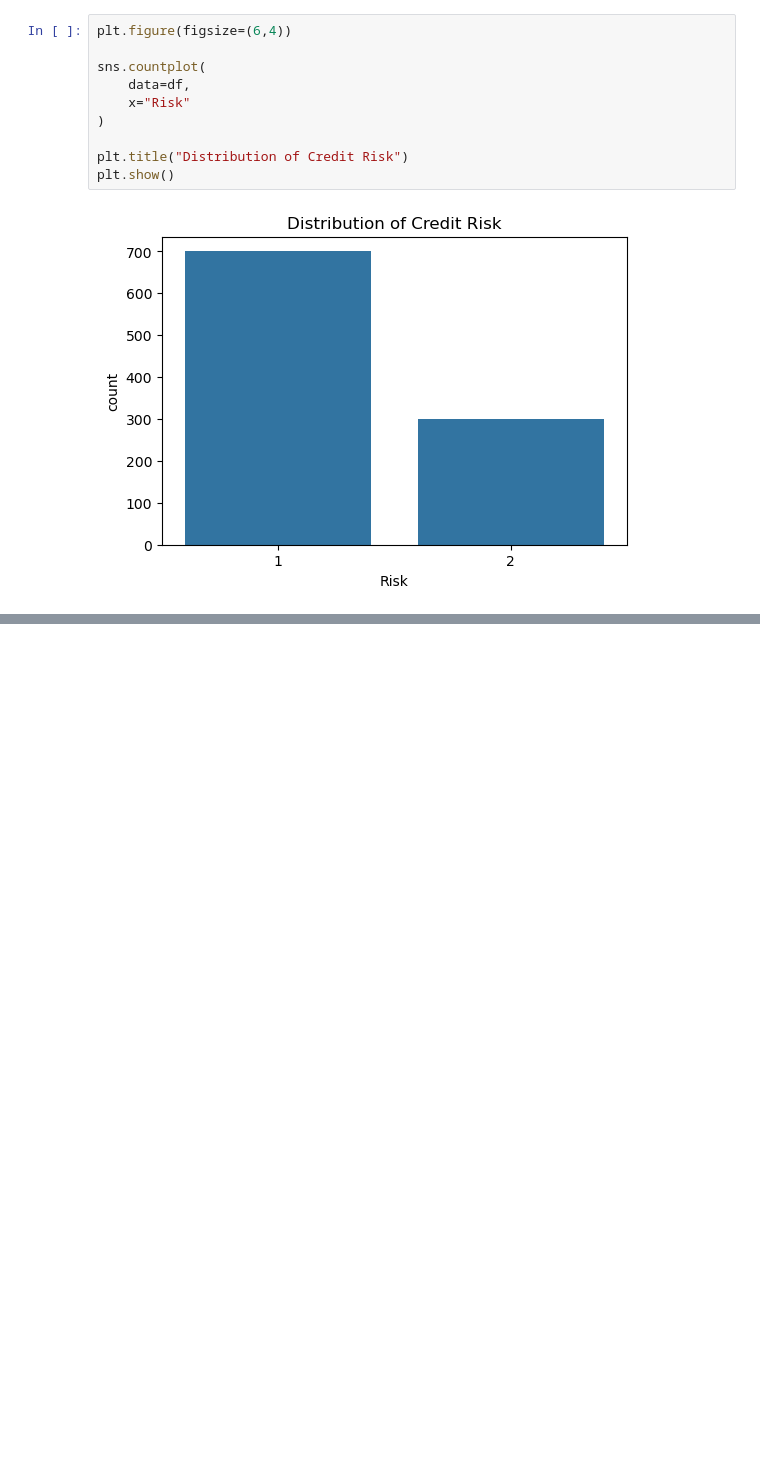
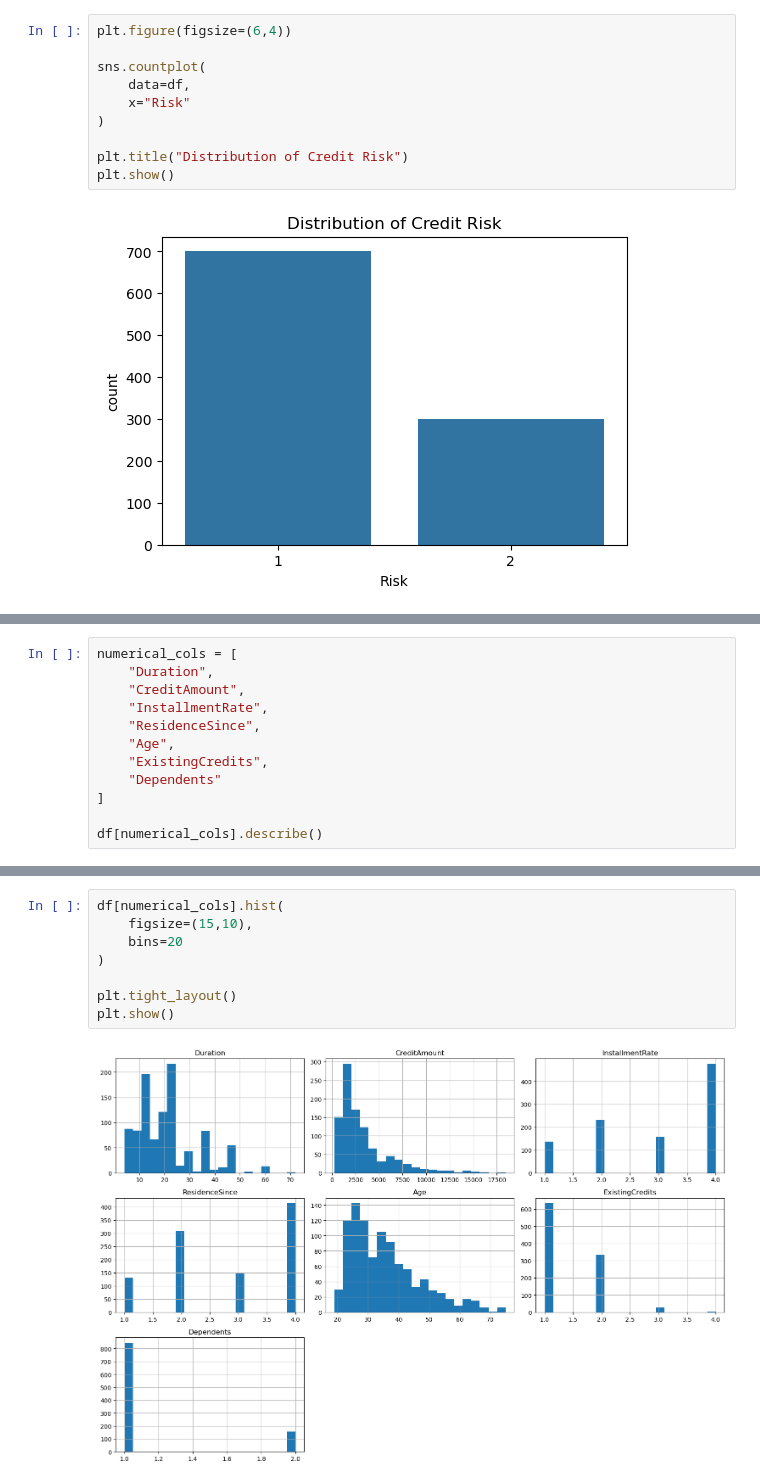
Before and after one commit to darshan-vgithub/credit-risk-prediction-xai-dashboard, a Jupyter notebook: notebooks/01_Data_Understanding_and_EDA.ipynb, the cells around one changed output, grey strips where cells are left out. Cells and saved outputs as stored; diff of their text form; blank space fills up the shorter version.

Commit message:
notebooks/01_Data_Understanding_and_EDA.ipynb: learnt the inshights about the numerical EDA

```diff
--- a/notebooks/01_Data_Understanding_and_EDA.ipynb
+++ b/notebooks/01_Data_Understanding_and_EDA.ipynb
@@ -157,0 +160,12 @@ plt.show()
+# %%
+numerical_cols = [
+    "Duration",
+    "CreditAmount",
+    "InstallmentRate",
+    "ResidenceSince",
+    "Age",
+    "ExistingCredits",
+    "Dependents"
+]
+
+df[numerical_cols].describe()
@@ -157,0 +182,10 @@ plt.show()
+# %%
+df[numerical_cols].hist(
+    figsize=(15,10),
+    bins=20
+)
+
+plt.tight_layout()
+plt.show()
+# %% [output]
+[figure, added]
```
Also changed, not shown: parts of 2 cells of this notebook.
